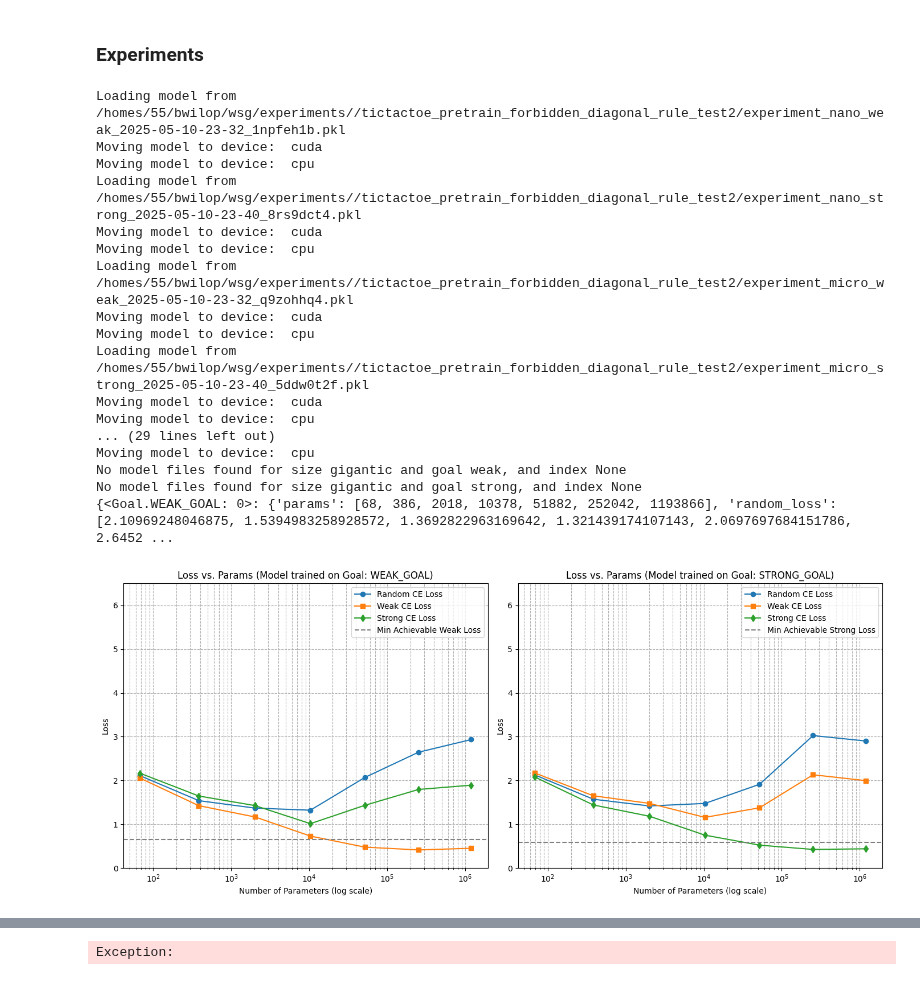
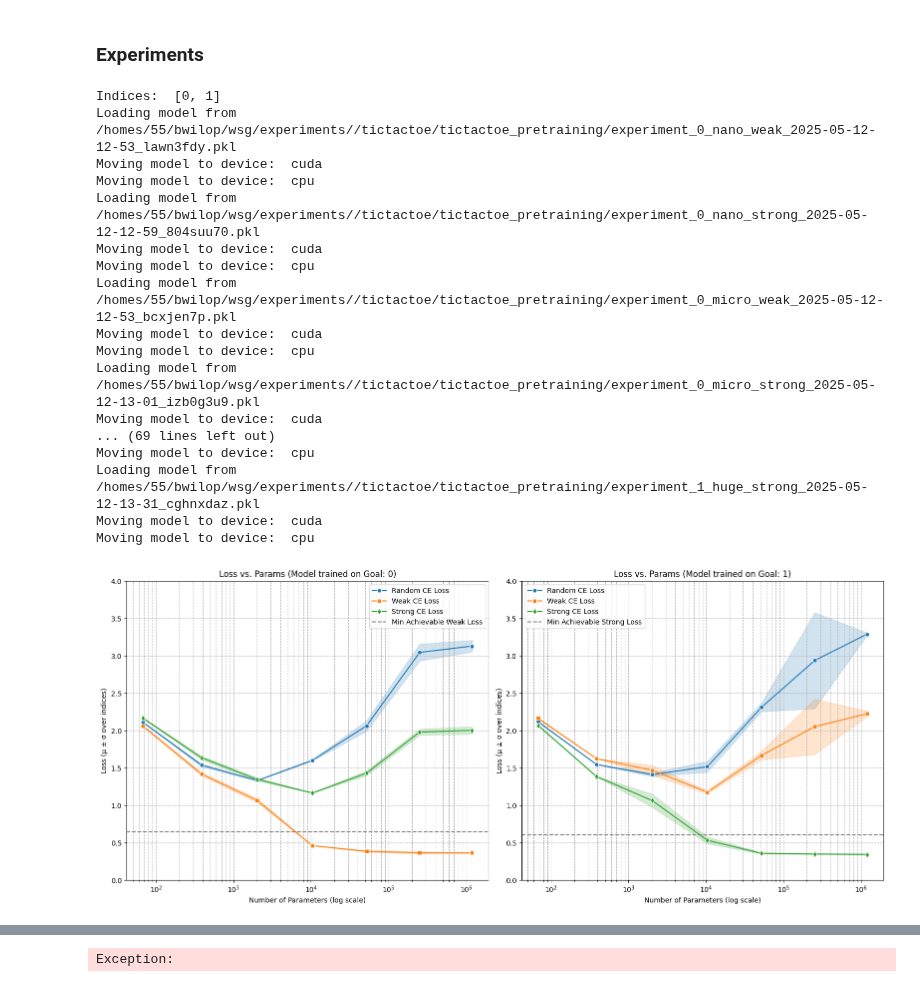
Before and after one commit to BenWilop/WSG_games, a Jupyter notebook: playground_WSG_games.ipynb, the cells around one changed output, grey strips where cells are left out. Drawn from its saved outputs; the diff is of its cells as text; code cells hidden in the pictures.

Commit message:
plot_loss_pretrain_models

```diff
--- a/playground_WSG_games.ipynb
+++ b/playground_WSG_games.ipynb
@@ -197,29 +197,34 @@ from wsg_games.tictactoe.train.pretrain import *
 # project_name = "tictactoe_pretrained_forbidden_diagonals_no_overlap_split_start_third_200k"
 # pretrain_models(experiment_folder, project_name, tictactoe_train_data, tictactoe_val_data, tictactoe_test_data, training_cfg, get_model_config)
 # %%
-project_name = "tictactoe_pretrain_forbidden_diagonal_rule_test2"
+# project_name = "tictactoe_pretrain_forbidden_diagonal_rule_test2"
+project_name = "tictactoe/tictactoe_pretraining"
 plot_loss_pretrain_models(
-    experiment_folder, project_name, tictactoe_test_data, device=DEVICE
+    data_folder + "tictactoe/",
+    experiment_folder,
+    project_name,
+    device=DEVICE,
+    indices=None,
 )
 # %% [output]
-Loading model from /homes/55/bwilop/wsg/experiments//tictactoe_pretrain_forbidden_diagonal_rule_test2/experiment_nano_weak_2025-05-10-23-32_1npfeh1b.pkl
+Indices:  [0, 1]
+Loading model from /homes/55/bwilop/wsg/experiments//tictactoe/tictactoe_pretraining/experiment_0_nano_weak_2025-05-12-12-53_lawn3fdy.pkl
 Moving model to device:  cuda
 Moving model to device:  cpu
-Loading model from /homes/55/bwilop/wsg/experiments//tictactoe_pretrain_forbidden_diagonal_rule_test2/experiment_nano_strong_2025-05-10-23-40_8rs9dct4.pkl
+Loading model from /homes/55/bwilop/wsg/experiments//tictactoe/tictactoe_pretraining/experiment_0_nano_strong_2025-05-12-12-59_804suu70.pkl
 Moving model to device:  cuda
 Moving model to device:  cpu
-Loading model from /homes/55/bwilop/wsg/experiments//tictactoe_pretrain_forbidden_diagonal_rule_test2/experiment_micro_weak_2025-05-10-23-32_q9zohhq4.pkl
+Loading model from /homes/55/bwilop/wsg/experiments//tictactoe/tictactoe_pretraining/experiment_0_micro_weak_2025-05-12-12-53_bcxjen7p.pkl
 Moving model to device:  cuda
 Moving model to device:  cpu
-Loading model from /homes/55/bwilop/wsg/experiments//tictactoe_pretrain_forbidden_diagonal_rule_test2/experiment_micro_strong_2025-05-10-23-40_5ddw0t2f.pkl
+Loading model from /homes/55/bwilop/wsg/experiments//tictactoe/tictactoe_pretraining/experiment_0_micro_strong_2025-05-12-13-01_izb0g3u9.pkl
+Moving model to device:  cuda
+... (69 lines left out)
+Moving model to device:  cpu
+Loading model from /homes/55/bwilop/wsg/experiments//tictactoe/tictactoe_pretraining/experiment_1_huge_strong_2025-05-12-13-31_cghnxdaz.pkl
 Moving model to device:  cuda
 Moving model to device:  cpu
-... (29 lines left out)
-Moving model to device:  cpu
-No model files found for size gigantic and goal weak, and index None
-No model files found for size gigantic and goal strong, and index None
-{<Goal.WEAK_GOAL: 0>: {'params': [68, 386, 2018, 10378, 51882, 252042, 1193866], 'random_loss': [2.10969248046875, 1.5394983258928572, 1.3692822963169642, 1.321439174107143, 2.0697697684151786, 2.6452 ...
-[figure, old version]
+[figure, new version]
 # %%
 # project_name = "tictactoe_pretrained_reverse_rule_no_overlap_split_start_third_200k"
 # weak_model_weak_goals = load_model(project_name, "mini", Goal.WEAK_GOAL, experiment_folder)
```
Also changed, not shown: parts of 3 cells of this notebook, 2 other files.
